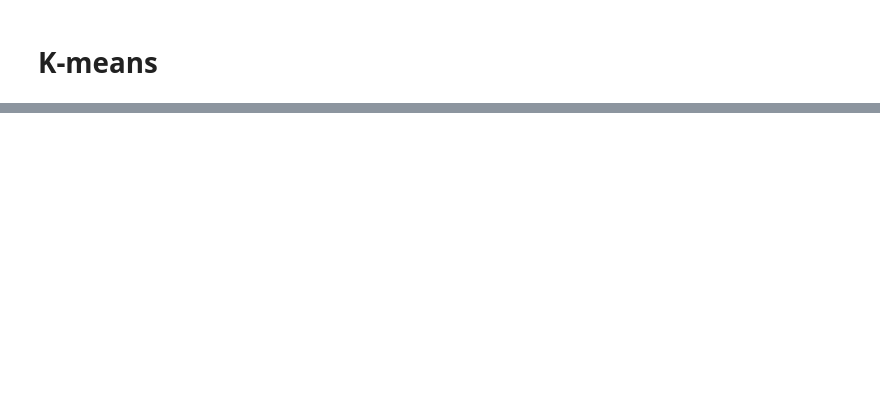
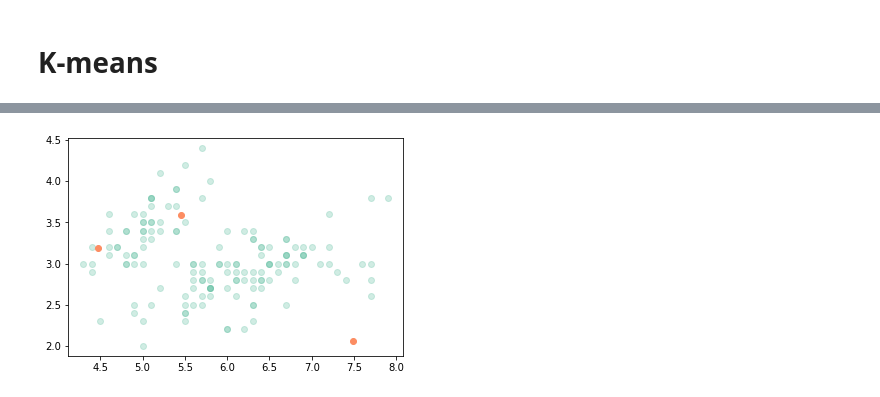
Before and after one commit to yoo9519/Data-dev, a Jupyter notebook: algorithm/kmeans.ipynb, the cells around one changed output, grey strips where cells are left out. Saved outputs shown, nothing was run; the diff lists cells and outputs as text; code cells hidden in the pictures; blank space fills up the shorter version.

```diff
--- a/algorithm/kmeans.ipynb
+++ b/algorithm/kmeans.ipynb
@@ -37,0 +55,6 @@ centroids
+# %%
+plt.scatter(x, y, alpha=0.3)
+plt.scatter(centroids_x, centroids_y)
+plt.show()
+# %% [output]
+[figure, added]
```
Also changed, not shown: parts of 19 cells of this notebook, 3 other files.
